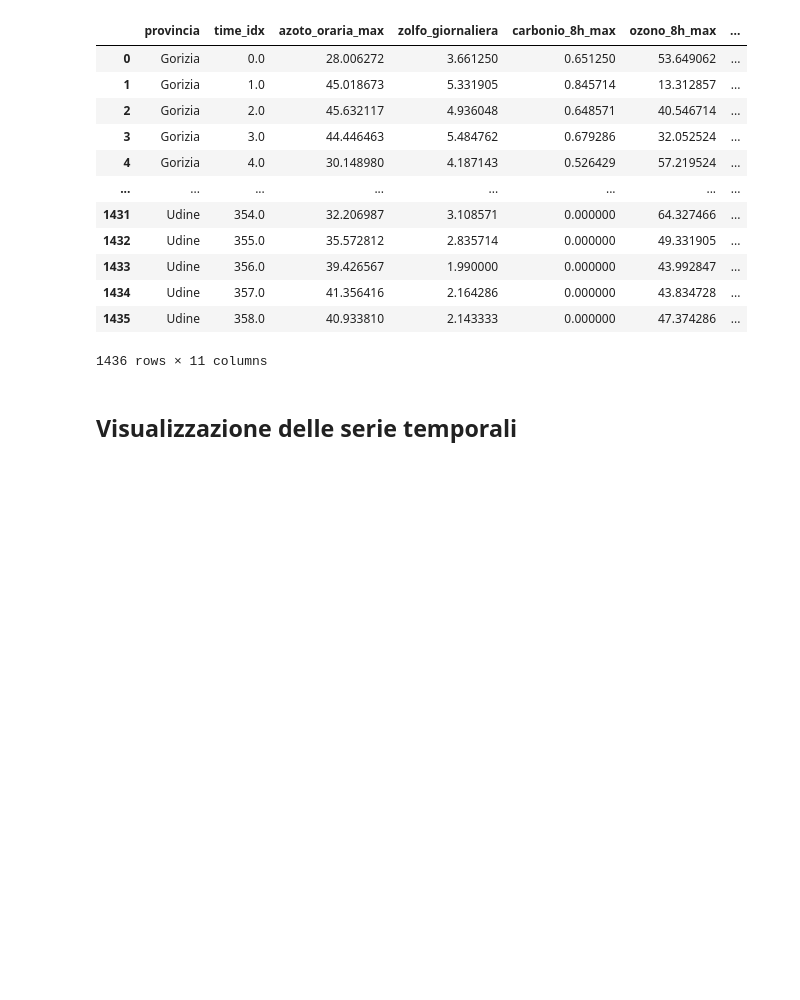
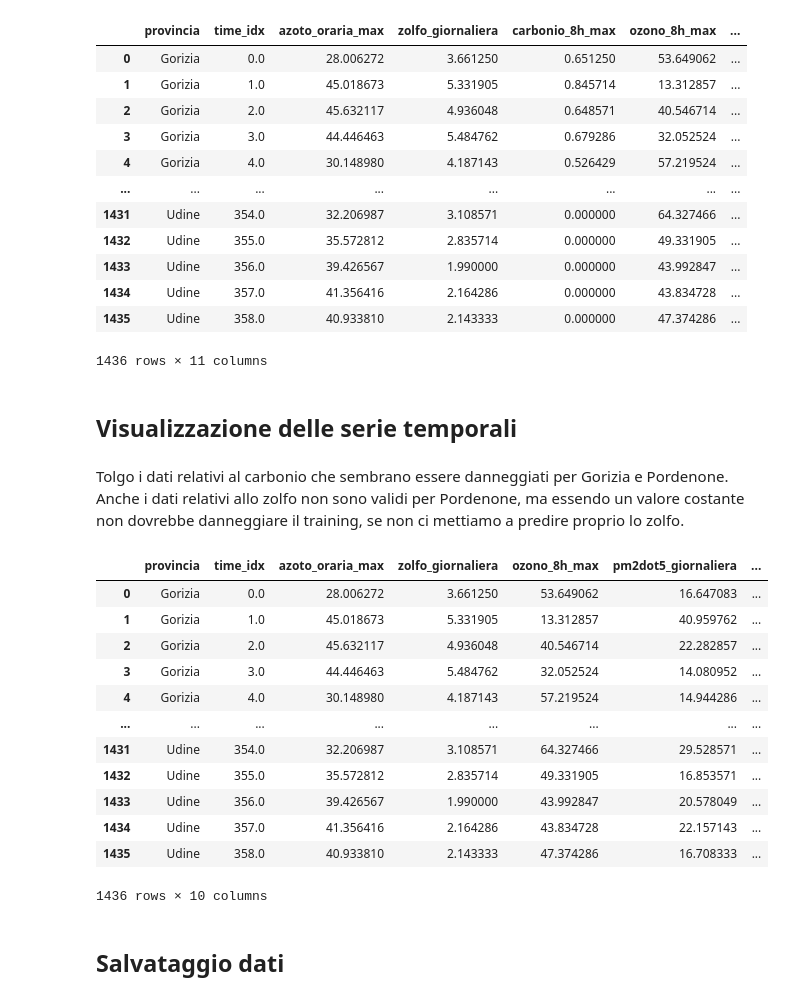
Before and after one commit to lorenzobonin/DL_Exam, a Jupyter notebook: data_processing.ipynb, the cells around one changed output. Saved outputs shown, nothing was run; the diff lists cells and outputs as text; code cells hidden in the pictures; blank space fills up the shorter version.

Commit message:
first training

```diff
--- a/data_processing.ipynb
+++ b/data_processing.ipynb
@@ -449,0 +480,22 @@ for provincia in list(df_settimanale["provincia"].unique()):
+# %% [markdown]
+Tolgo i dati relativi al carbonio che sembrano essere danneggiati per Gorizia e Pordenone. Anche i dati relativi allo zolfo non sono validi per Pordenone, ma essendo un valore costante non dovrebbe danneggiare il training, se non ci mettiamo a predire proprio lo zolfo.
+# %%
+df_settimanale=df_settimanale.drop(columns=["carbonio_8h_max"])
+# %%
+df_settimanale
+# %% [output]
+|  | provincia | time_idx | azoto_oraria_max | zolfo_giornaliera | ozono_8h_max | pm2dot5_giornaliera | ... |
+| 0 | Gorizia | 0.0 | 28.006272 | 3.661250 | 53.649062 | 16.647083 | ... |
+| 1 | Gorizia | 1.0 | 45.018673 | 5.331905 | 13.312857 | 40.959762 | ... |
+| 2 | Gorizia | 2.0 | 45.632117 | 4.936048 | 40.546714 | 22.282857 | ... |
+| 3 | Gorizia | 3.0 | 44.446463 | 5.484762 | 32.052524 | 14.080952 | ... |
+| 4 | Gorizia | 4.0 | 30.148980 | 4.187143 | 57.219524 | 14.944286 | ... |
+| ... | ... | ... | ... | ... | ... | ... | ... |
+| 1431 | Udine | 354.0 | 32.206987 | 3.108571 | 64.327466 | 29.528571 | ... |
+| 1432 | Udine | 355.0 | 35.572812 | 2.835714 | 49.331905 | 16.853571 | ... |
+| 1433 | Udine | 356.0 | 39.426567 | 1.990000 | 43.992847 | 20.578049 | ... |
+| 1434 | Udine | 357.0 | 41.356416 | 2.164286 | 43.834728 | 22.157143 | ... |
+| 1435 | Udine | 358.0 | 40.933810 | 2.143333 | 47.374286 | 16.708333 | ... |
+1436 rows × 10 columns
+# %% [markdown]
+## Salvataggio dati
```
Also changed, not shown: parts of 6 cells of this notebook, 5 other files.
